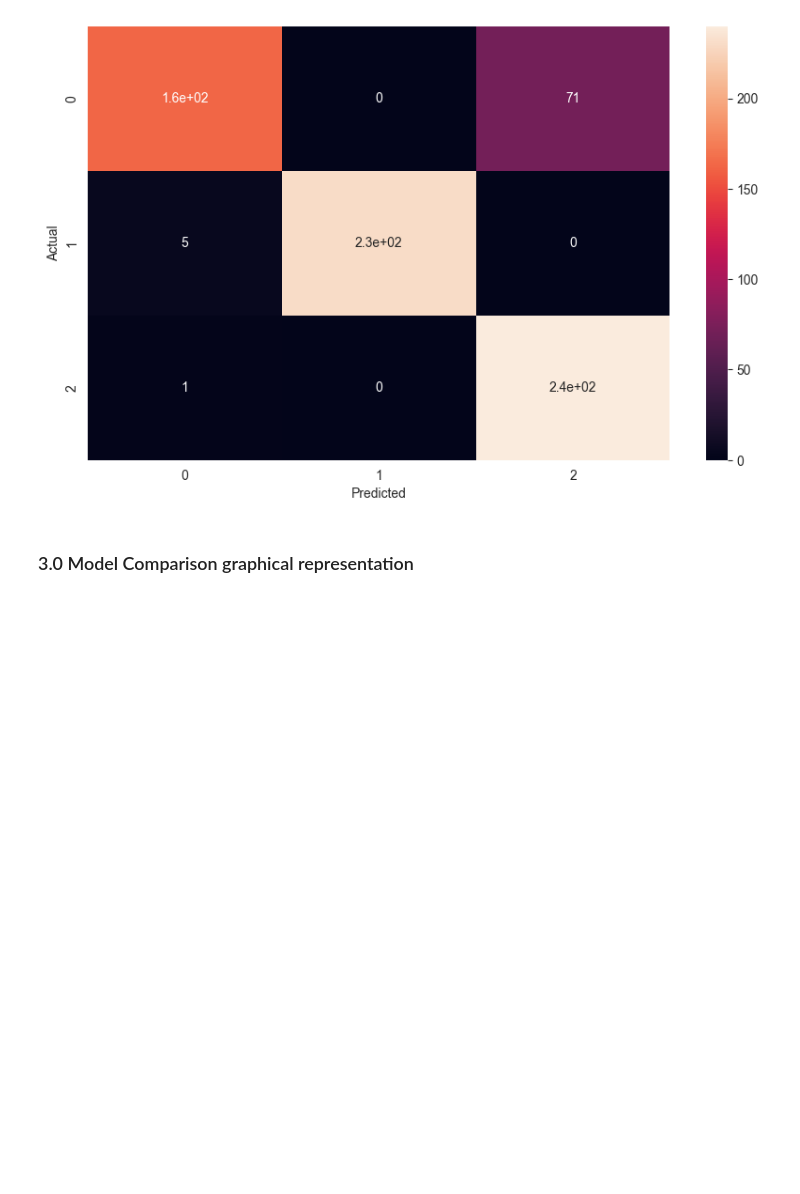
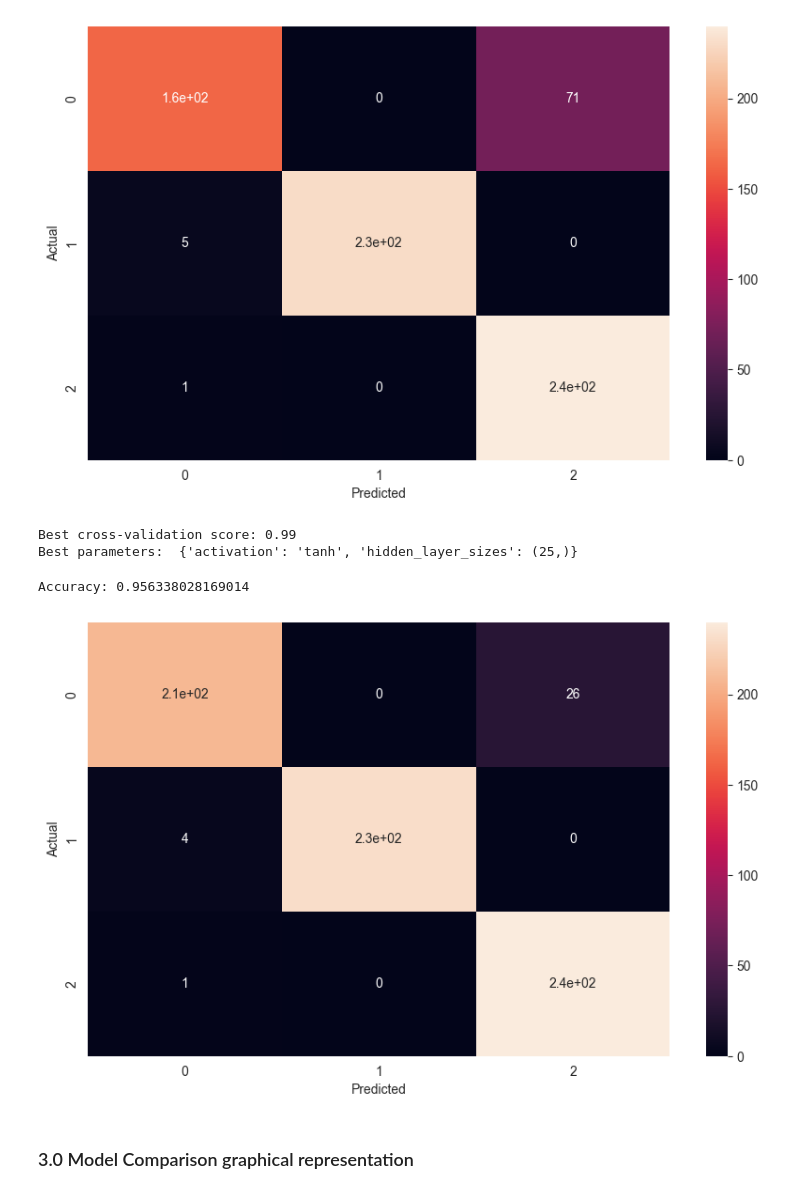
Before and after one commit to Defeeeee/FormAI-ML, a Jupyter notebook: Model-scikit/main.ipynb, the cells around one changed output. Saved outputs shown, nothing was run; the diff lists cells and outputs as text; code cells hidden in the pictures; blank space fills up the shorter version.

Commit message:
feat(training): Model comparison CM

```diff
--- a/Model-scikit/main.ipynb
+++ b/Model-scikit/main.ipynb
@@ -510,6 +510,42 @@ plt.show()
 # %% [output]
 Accuracy: 0.8915492957746479
 [figure]
+# %%
+# Enhance the model by tuning the hyperparameters
+param_grid = {
+    "hidden_layer_sizes": [(100,), (50,), (25,), (10,)],
+    "activation": ["identity", "logistic", "tanh", "relu"]
+}
+
+grid = GridSearchCV(nn, param_grid, cv=5)
+grid.fit(ds.loc[:, ds.columns != 'label'], ds['label'].values.ravel())
+
+print("Best cross-validation score: {:.2f}".format(grid.best_score_))
+print("Best parameters: ", grid.best_params_)
+# %% [output]
+Best cross-validation score: 0.99
+Best parameters:  {'activation': 'tanh', 'hidden_layer_sizes': (25,)}
+# %%
+# plot confusion matrix
+
+y_pred_nn = grid.predict(ds_test.loc[:, ds_test.columns != 'label'])
+
+accuracy = accuracy_score(ds_test['label'], y_pred_nn)
+
+cm = confusion_matrix(ds_test['label'], y_pred_nn)
+
+print("Accuracy:", accuracy)
+
+fig, ax = plt.subplots(figsize=(10, 6))
+sns.heatmap(cm, annot=True, ax=ax)
+
+_ = plt.xlabel("Predicted")
+_ = plt.ylabel("Actual")
+
+plt.show()
+# %% [output]
+Accuracy: 0.956338028169014
+[figure, added]
 # %% [markdown]
 ### 3.0 Model Comparison graphical representation
 # %%
```
Also changed, not shown: parts of 1 cell of this notebook.
